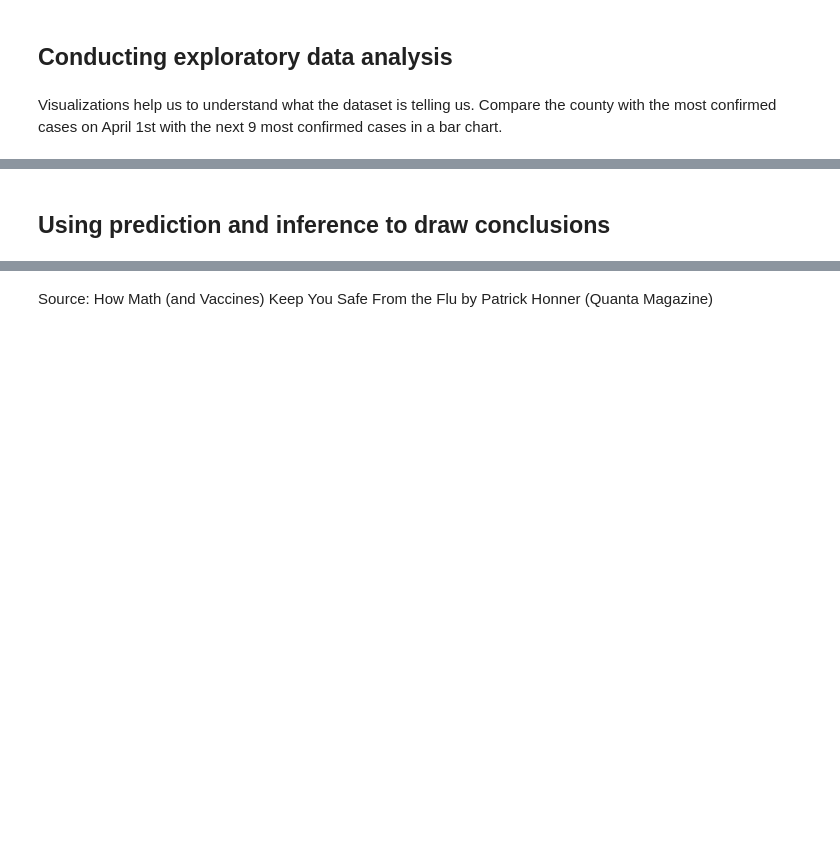
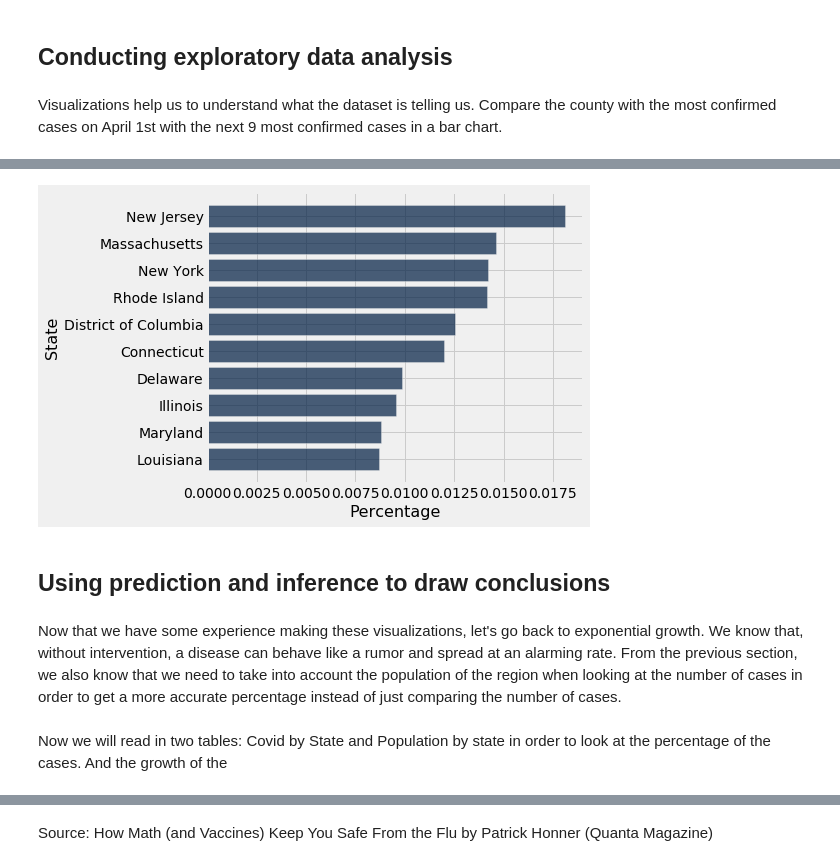
Before and after one commit to ds-modules/BUDS-SU21-Dev, a Jupyter notebook: Project_1/Project_1.ipynb, the cells around one changed output, grey strips where cells are left out. Saved outputs shown, nothing was run; the diff lists cells and outputs as text; code cells hidden in the pictures; blank space fills up the shorter version.

```diff
--- a/Project_1/Project_1.ipynb
+++ b/Project_1/Project_1.ipynb
@@ -127,0 +238,2 @@ top_ten = ...
+# %%
+top_ten_pct = ...
@@ -128,2 +242,11 @@ top_ten = ...
+# %%
+#KEY
+top_ten_pct.barh("State", "Percentage")
+# %% [output]
+[figure, added]
 # %% [markdown]
 ## Using prediction and inference to draw conclusions <a id='subsection 1a'></a>
+# %% [markdown]
+Now that we have some experience making these visualizations, let's go back to exponential growth. We know that, without intervention, a disease can behave like a rumor and spread at an alarming rate. From the previous section, we also know that we need to take into account the population of the region when looking at the number of cases in order to get a more accurate percentage instead of just comparing the number of cases.
+# %% [markdown]
+Now we will read in two tables: Covid by State and Population by state in order to look at the percentage of the cases. And the growth of the
```
Also changed, not shown: parts of 26 cells of this notebook, 1 other file.
